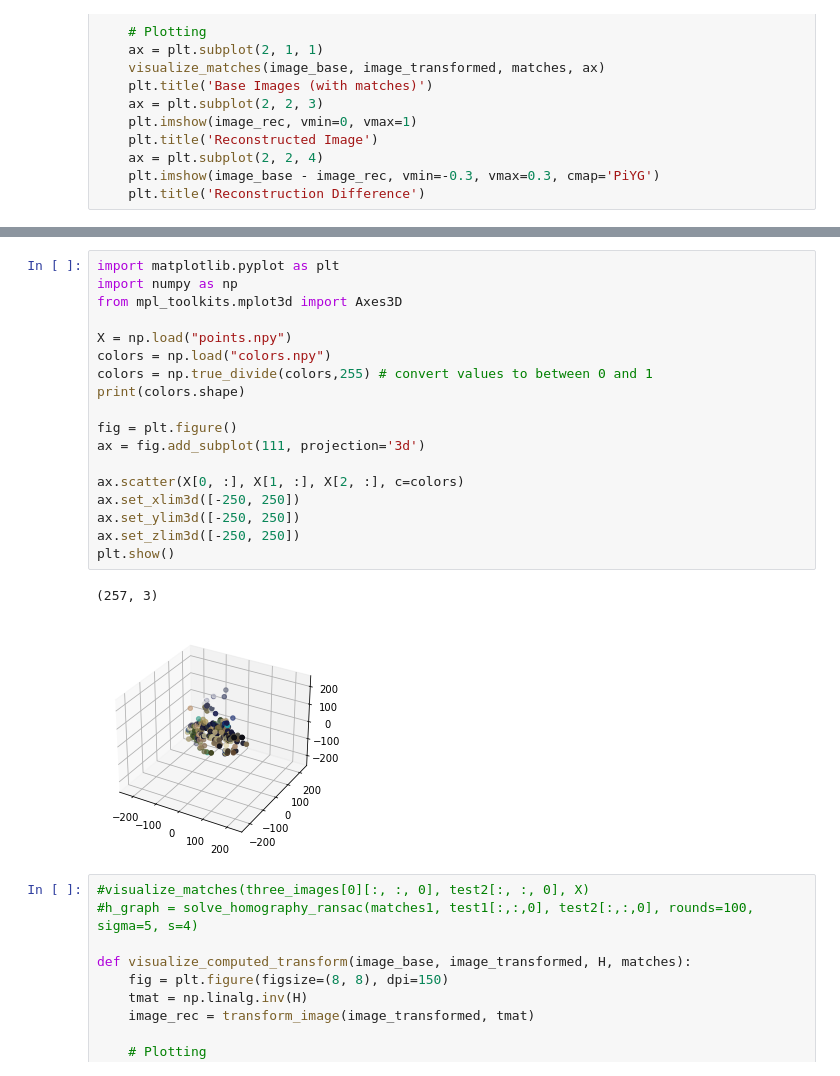
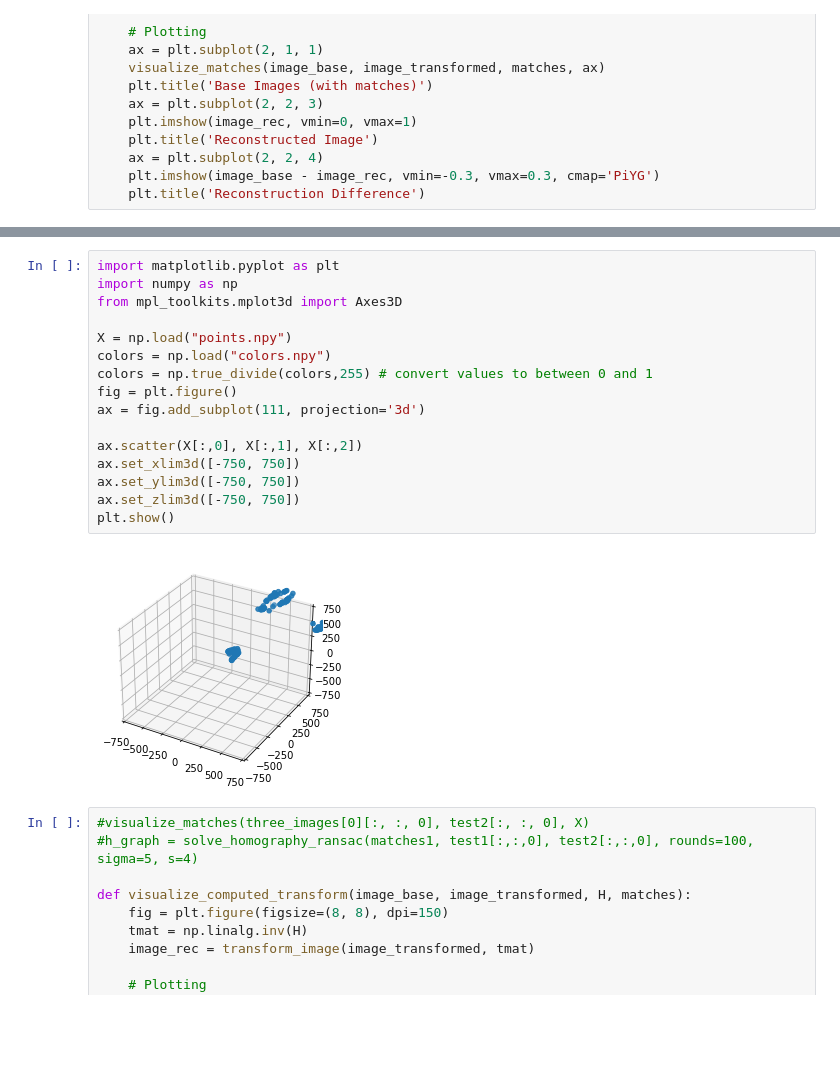
Before and after one commit to awadbs/cv-estimate-volume, a Jupyter notebook: volume-estimation.ipynb, the cells around one changed output, grey strips where cells are left out. Saved outputs shown, nothing was run; the diff lists cells and outputs as text; blank space fills up the shorter version.

```diff
--- a/volume-estimation.ipynb
+++ b/volume-estimation.ipynb
@@ -472,24 +454,21 @@ np.save("colors.npy", colors)
 # %%
 import matplotlib.pyplot as plt
 import numpy as np
 from mpl_toolkits.mplot3d import Axes3D
 
 X = np.load("points.npy")
 colors = np.load("colors.npy")
 colors = np.true_divide(colors,255) # convert values to between 0 and 1
-print(colors.shape)
-
 fig = plt.figure()
 ax = fig.add_subplot(111, projection='3d')
 
-ax.scatter(X[0, :], X[1, :], X[2, :], c=colors)
-ax.set_xlim3d([-250, 250])
-ax.set_ylim3d([-250, 250])
-ax.set_zlim3d([-250, 250])
+ax.scatter(X[:,0], X[:,1], X[:,2])
+ax.set_xlim3d([-750, 750])
+ax.set_ylim3d([-750, 750])
+ax.set_zlim3d([-750, 750])
 plt.show()
 # %% [output]
-(257, 3)
-[figure, old version]
+[figure, new version]
 # %%
 #visualize_matches(three_images[0][:, :, 0], test2[:, :, 0], X)
 #h_graph = solve_homography_ransac(matches1, test1[:,:,0], test2[:,:,0], rounds=100, sigma=5, s=4)
```
Also changed, not shown: parts of 5 cells of this notebook, 3 other files.
